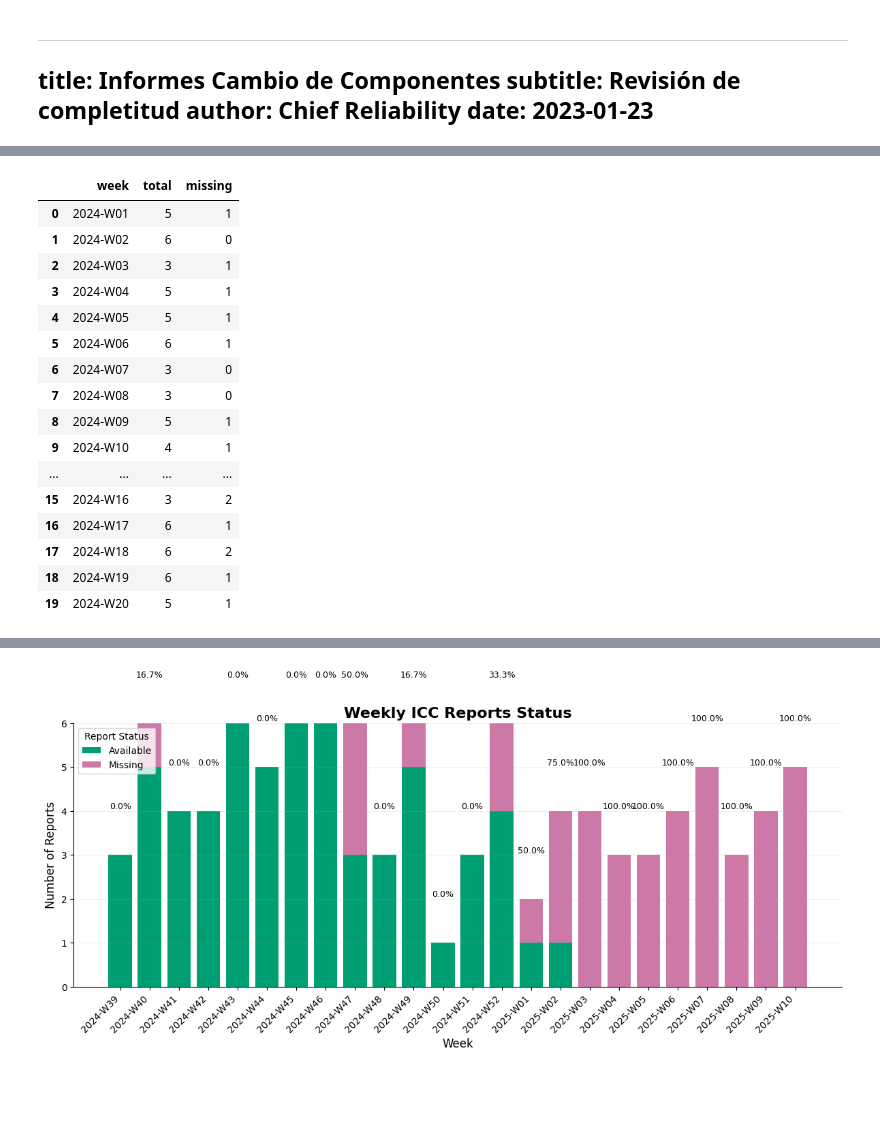
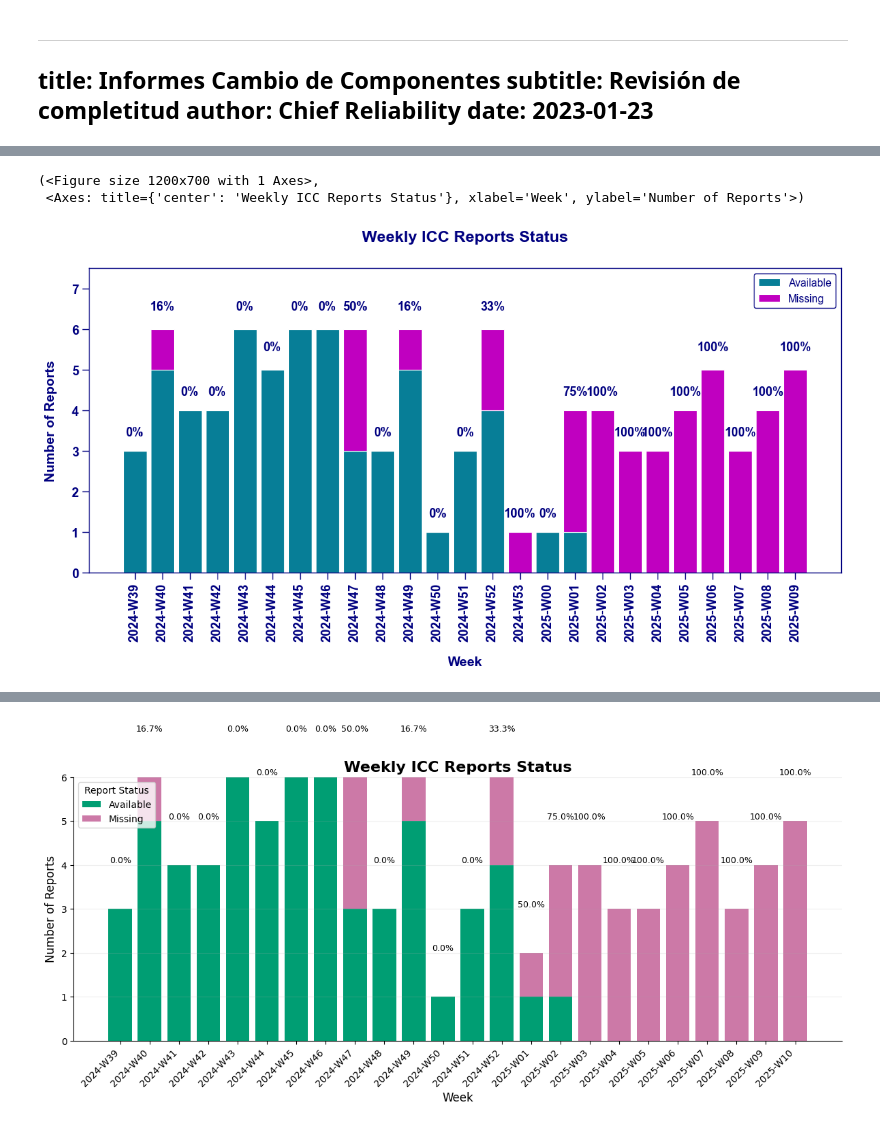
Before and after one commit to cecilvega/kbook, a Jupyter notebook: maintenance/icc.ipynb, the cells around one changed output, grey strips where cells are left out. Drawn from its saved outputs; the diff is of its cells as text; code cells hidden in the pictures; blank space fills up the shorter version.

```diff
--- a/icc.ipynb
+++ b/maintenance/icc.ipynb
@@ -36,65 +181,10 @@ The autoreload extension is already loaded. To reload it, use:
+# %%
+icc_df = Readr.Maintenance.read_icc(context).to_pandas()
 # %%
-def read_and_clean_icc_data(file_path=None):
-    """
-    Read ICC data from file and perform basic cleaning operations.
-    If file_path is None, generate sample data.
-
-    Parameters:
-        file_path (str, optional): Path to the Excel file with ICC data
-
-    Returns:
-        pd.DataFrame: Cleaned dataframe with proper date formats and derived columns
-    """
-    if file_path:
-        df = Readr.Maintenance.read_icc(context).to_pandas()
-
-        # Ensure date columns are proper datetime
-        if "changeout_date" in df.columns:
-            df["changeout_date"] = pd.to_datetime(df["changeout_date"])
-        if "report_date" in df.columns:
-            df["report_date"] = pd.to_datetime(df["report_date"])
-
-        # Mark missing reports
-        df["has_report"] = ~df["report_date"].isna()
-
-        # Create week column based on changeout_date
-        df["week"] = df["changeout_date"].dt.strftime("%Y-W%W")
-    else:
-        # Generate sample data for demonstration
-        weeks = [f"2024-W{i:02d}" for i in range(1, 21)]
-
-        np.random.seed(42)
-        total = np.random.randint(3, 7, size=len(weeks))
-        missing = np.random.randint(0, 3, size=len(weeks))
-        missing = np.minimum(missing, total)  # Make sure missing <= total
-
-        df = pd.DataFrame(
-            {
-                "week": weeks,
-                "total": total,
-                "missing": missing,
-            }
-        )
-
-    return df
-
-
-read_and_clean_icc_data()
+df = clean_icc_data(icc_df)
+weekly_summary = generate_weekly_summary(df)
+plot_icc_report(weekly_summary)
 # %% [output]
-|  | week | total | missing |
-| 0 | 2024-W01 | 5 | 1 |
-| 1 | 2024-W02 | 6 | 0 |
-| 2 | 2024-W03 | 3 | 1 |
-| 3 | 2024-W04 | 5 | 1 |
-| 4 | 2024-W05 | 5 | 1 |
-| 5 | 2024-W06 | 6 | 1 |
-| 6 | 2024-W07 | 3 | 0 |
-| 7 | 2024-W08 | 3 | 0 |
-| 8 | 2024-W09 | 5 | 1 |
-| 9 | 2024-W10 | 4 | 1 |
-| ... | ... | ... | ... |
-| 15 | 2024-W16 | 3 | 2 |
-| 16 | 2024-W17 | 6 | 1 |
-| 17 | 2024-W18 | 6 | 2 |
-| 18 | 2024-W19 | 6 | 1 |
-| 19 | 2024-W20 | 5 | 1 |
+(<Figure size 1200x700 with 1 Axes>,
+ <Axes: title={'center': 'Weekly ICC Reports Status'}, xlabel='Week', ylabel='Number of Reports'>)
+[figure, added]
```
Also changed, not shown: parts of 5 cells of this notebook, 2 other files.
